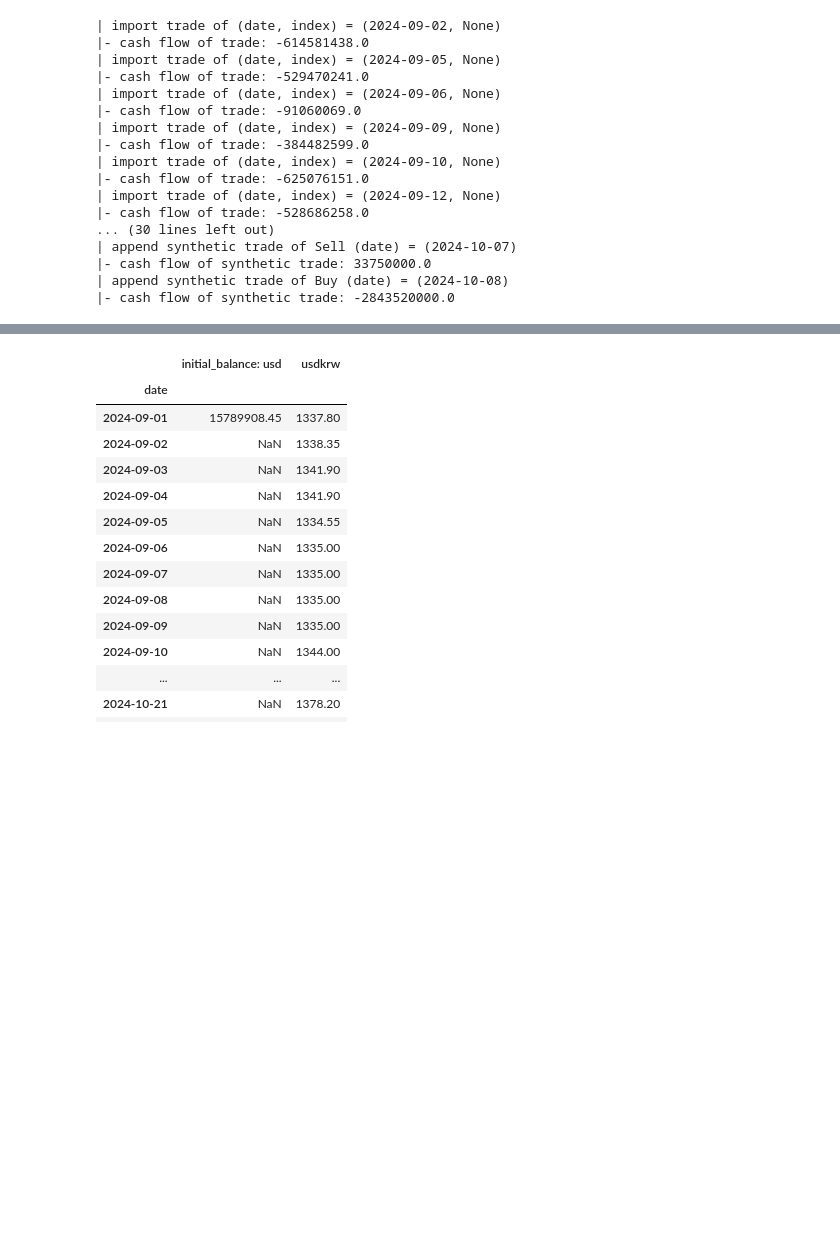
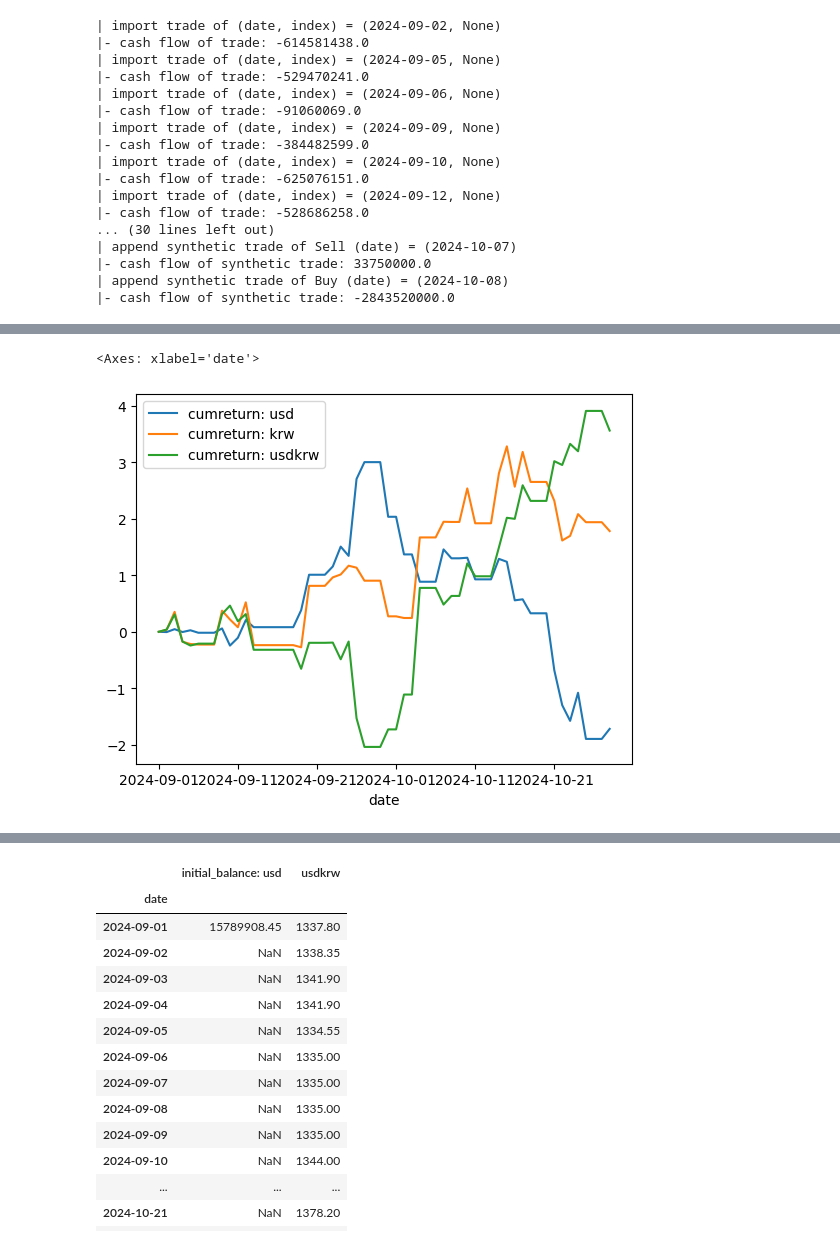
Before and after one commit to nailen1/cayman_office_system, a Jupyter notebook: fix-timeseries-algorithm.ipynb, the cells around one changed output, grey strips where cells are left out. Cells and saved outputs as stored; diff of their text form; code cells hidden in the pictures; blank space fills up the shorter version.

```diff
--- a/fix-timeseries-algorithm.ipynb
+++ b/fix-timeseries-algorithm.ipynb
@@ -28,0 +148,8 @@ ts = Timeseries(trades=trades)
+# %%
+df = ts.df[['nav: usd', 'nav: krw', 'usdkrw']]
+df['return: usd'] = df['nav: usd'].pct_change().fillna(0)
+df['return: krw'] = df['nav: krw'].pct_change().fillna(0)
+df['cumreturn: usd'] = (df['nav: usd'] / df['nav: usd'].iloc[0] - 1) * 100
+df['cumreturn: krw'] = (df['nav: krw'] / df['nav: krw'].iloc[0] - 1) * 100
+df['cumreturn: usdkrw'] = (df['usdkrw'] / df['usdkrw'].iloc[0] - 1) * 100
+df
@@ -28,0 +190,5 @@ ts = Timeseries(trades=trades)
+# %%
+df.filter(regex='cumreturn:').plot()
+# %% [output]
+<Axes: xlabel='date'>
+[figure, added]
```
Also changed, not shown: parts of 14 cells of this notebook, 12 other files.
